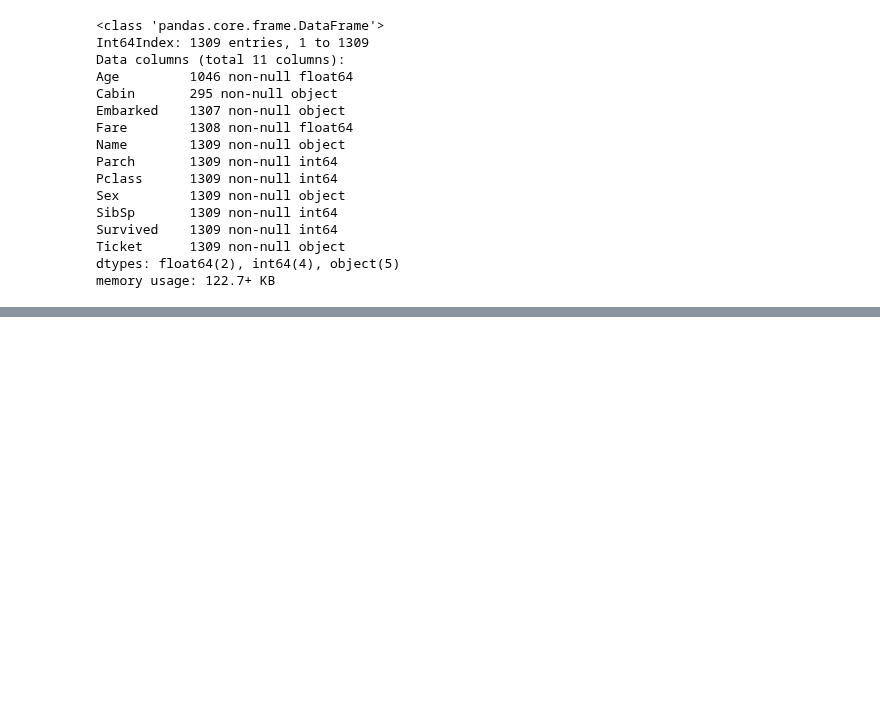
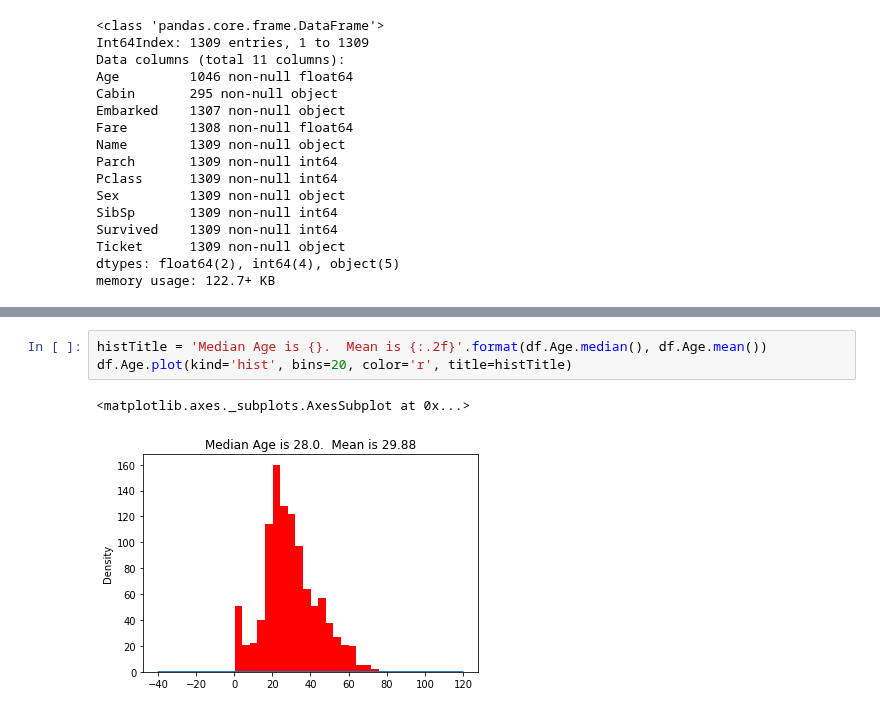
Before and after one commit to hpinsley/titanic, a Jupyter notebook: notebooks/Exploring the Titanic Dataset.ipynb, the cells around one changed output, grey strips where cells are left out. Drawn from its saved outputs; the diff is of its cells as text; blank space fills up the shorter version.

```diff
--- a/notebooks/Exploring the Titanic Dataset.ipynb
+++ b/notebooks/Exploring the Titanic Dataset.ipynb
@@ -101,0 +325,6 @@ memory usage: 122.7+ KB
+# %%
+histTitle = 'Median Age is {}.  Mean is {:.2f}'.format(df.Age.median(), df.Age.mean())
+df.Age.plot(kind='hist', bins=20, color='r', title=histTitle)
+# %% [output]
+<matplotlib.axes._subplots.AxesSubplot at 0x...>
+[figure, added]
```
Also changed, not shown: parts of 36 cells of this notebook.
